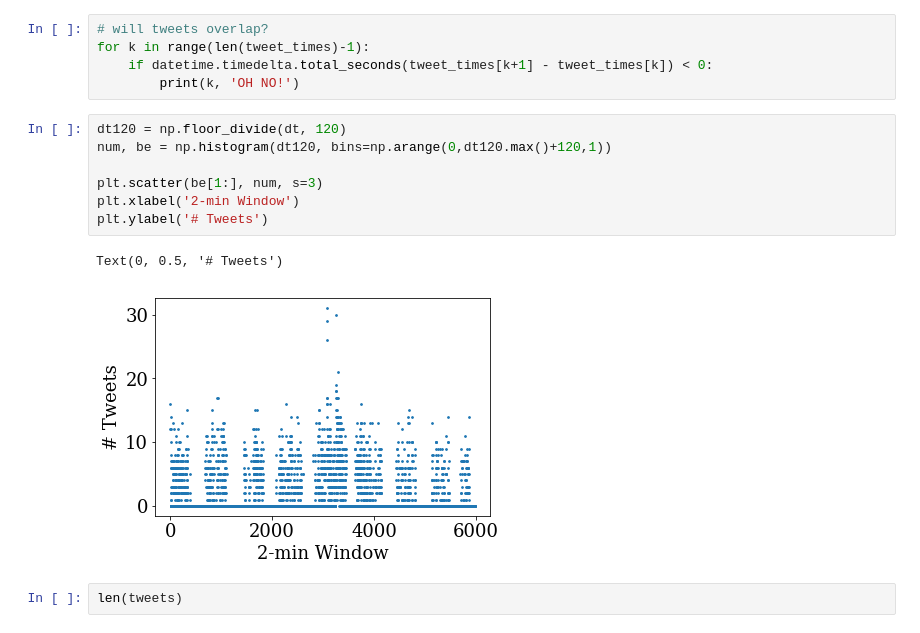
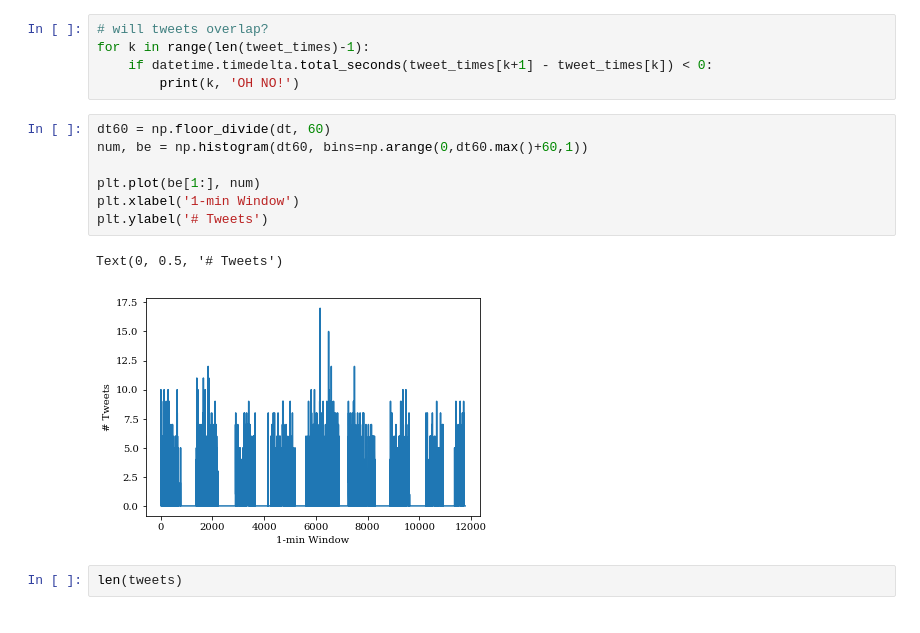
Before and after one commit to jradavenport/apollo11landing, a Jupyter notebook: data_prep.ipynb, the cells around one changed output. Saved outputs shown, nothing was run; the diff lists cells and outputs as text.

```diff
--- a/data_prep.ipynb
+++ b/data_prep.ipynb
@@ -153,15 +157,15 @@ for k in range(len(tweet_times)-1):
     if datetime.timedelta.total_seconds(tweet_times[k+1] - tweet_times[k]) < 0:
         print(k, 'OH NO!')
 # %%
-dt120 = np.floor_divide(dt, 120)
-num, be = np.histogram(dt120, bins=np.arange(0,dt120.max()+120,1))
+dt60 = np.floor_divide(dt, 60)
+num, be = np.histogram(dt60, bins=np.arange(0,dt60.max()+60,1))
 
-plt.scatter(be[1:], num, s=3)
-plt.xlabel('2-min Window')
+plt.plot(be[1:], num)
+plt.xlabel('1-min Window')
 plt.ylabel('# Tweets')
 # %% [output]
 Text(0, 0.5, '# Tweets')
-[figure, old version]
+[figure, new version]
 # %%
 len(tweets)
 # %% [output]
```
Also changed, not shown: parts of 12 cells of this notebook, 2 other files.
